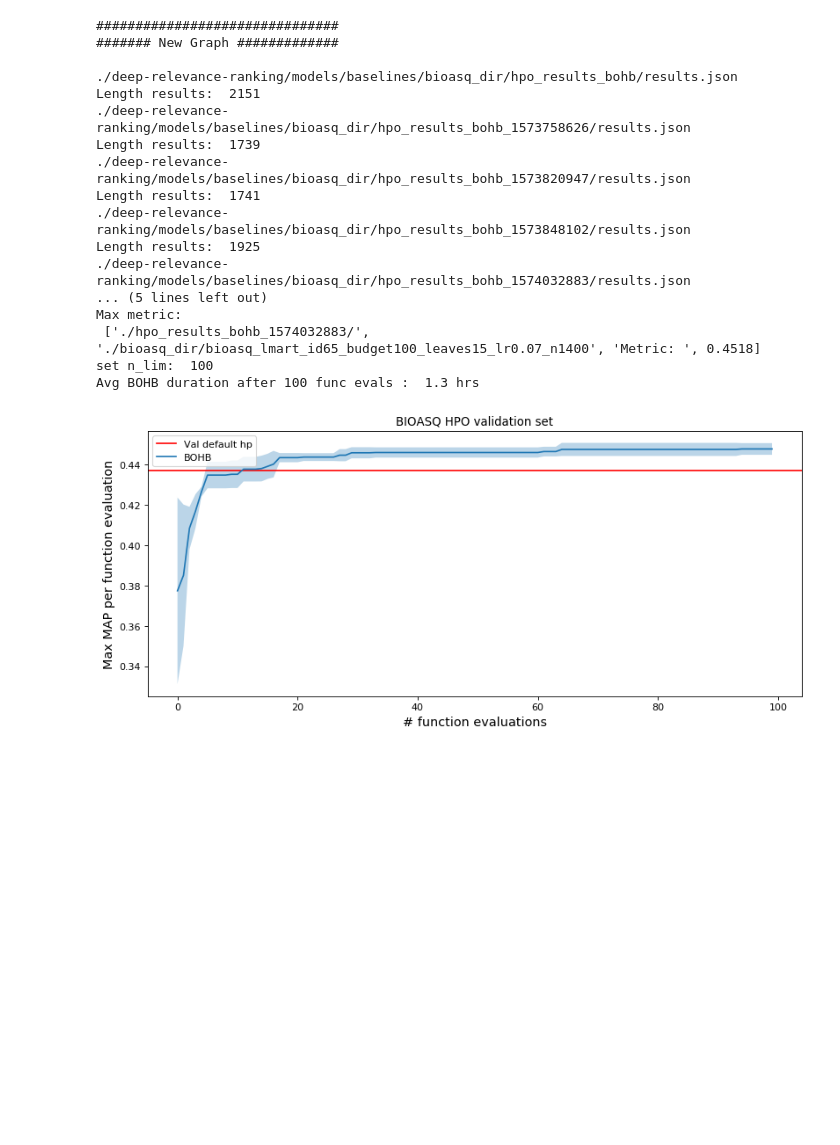
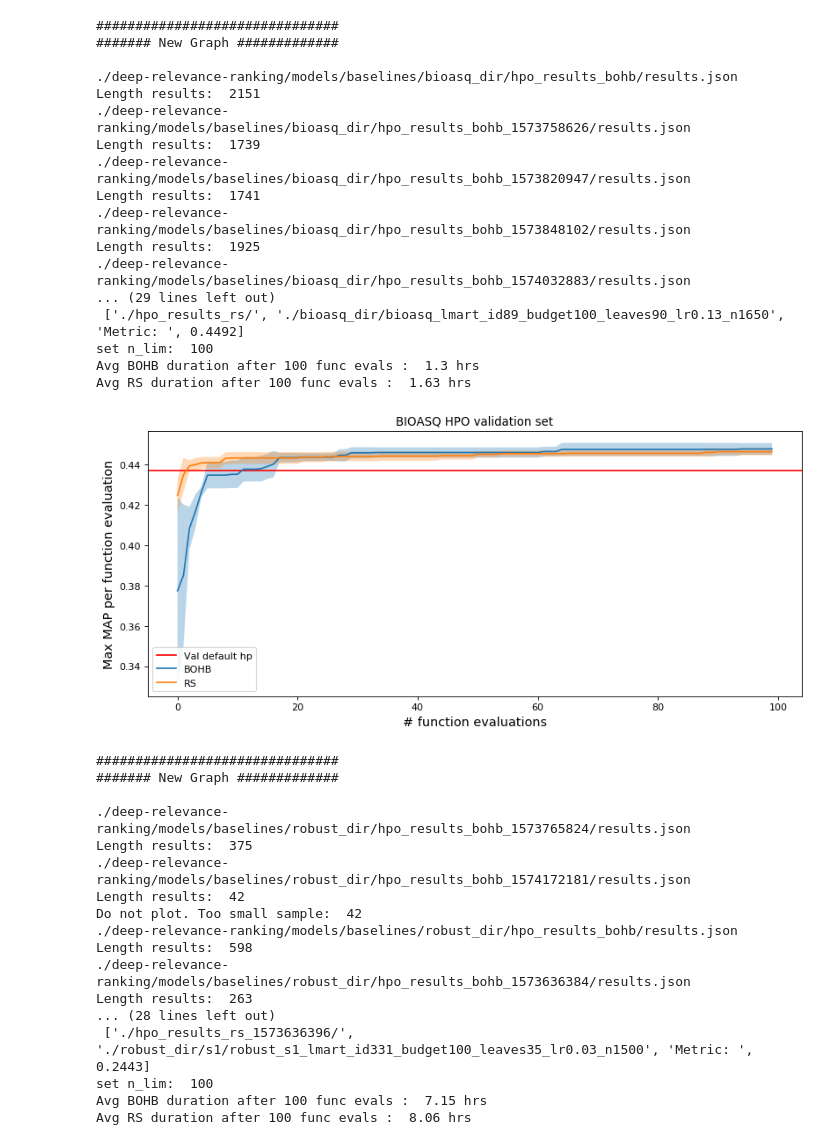
Before and after one commit to fj-morales/deep-relevance-ranking, a Jupyter notebook: models/baselines/HPO_analysis_intermediate.ipynb, the cells around one changed output. Cells and saved outputs as stored; diff of their text form; code cells hidden in the pictures; blank space fills up the shorter version.

```diff
--- a/models/baselines/HPO_analysis_intermediate.ipynb
+++ b/models/baselines/HPO_analysis_intermediate.ipynb
@@ -251,8 +251,8 @@ def plot_results(dataset, *plots, dev_def=0, test_def=0, n=0, n_lim=0, time_flag
 
 workdirs = [
             './deep-relevance-ranking/models/baselines/bioasq_dir/',
-#             './deep-relevance-ranking/models/baselines/robust_dir/',
-#             './TVQA/workdir/'
+            './deep-relevance-ranking/models/baselines/robust_dir/',
+            './TVQA/workdir/'
            ]
 dev_defaults = [
                 0.4371,
@@ -268,7 +268,7 @@ test_defaults = [
 
 hpo_methods = [
                 'bohb',
-#                 'rs'
+                'rs'
 ]
 
 # adjust_min=True
@@ -304,34 +304,51 @@ for wdir, dev_def, test_def in zip(workdirs, dev_defaults, test_defaults):
         avg_res_hpo.append(avg_res)
 
     if adjust == 'min':
         n_limit = min(len(r['loss_data']) for r in avg_res_hpo)
     elif adjust == 'max':
         n_limit = max(len(r['loss_data']) for r in avg_res_hpo)
     elif adjust == 'fixed':
         n_limit = 100
     print('set n_lim: ', n_limit)
 
     [max_m, idx] = plot_results(dataset, *avg_res_hpo, dev_def=dev_def, test_def=test_def, n=0, n_lim=n_limit, time_flag=False)
 
         # Plot
 
         # Save results all results
 # %% [output]
 ###############################
 ####### New Graph #############
 
 ./deep-relevance-ranking/models/baselines/bioasq_dir/hpo_results_bohb/results.json
 Length results:  2151
 ./deep-relevance-ranking/models/baselines/bioasq_dir/hpo_results_bohb_1573758626/results.json
 Length results:  1739
 ./deep-relevance-ranking/models/baselines/bioasq_dir/hpo_results_bohb_1573820947/results.json
 Length results:  1741
 ./deep-relevance-ranking/models/baselines/bioasq_dir/hpo_results_bohb_1573848102/results.json
 Length results:  1925
 ./deep-relevance-ranking/models/baselines/bioasq_dir/hpo_results_bohb_1574032883/results.json
-... (5 lines left out)
-Max metric:
- ['./hpo_results_bohb_1574032883/', './bioasq_dir/bioasq_lmart_id65_budget100_leaves15_lr0.07_n1400', 'Metric: ', 0.4518]
+... (29 lines left out)
+ ['./hpo_results_rs/', './bioasq_dir/bioasq_lmart_id89_budget100_leaves90_lr0.13_n1650', 'Metric: ', 0.4492]
 set n_lim:  100
 Avg BOHB duration after 100 func evals :  1.3 hrs
+Avg RS duration after 100 func evals :  1.63 hrs
-[figure, old version]
+[figure, new version]
+###############################
+####### New Graph #############
+
+./deep-relevance-ranking/models/baselines/robust_dir/hpo_results_bohb_1573765824/results.json
+Length results:  375
+./deep-relevance-ranking/models/baselines/robust_dir/hpo_results_bohb_1574172181/results.json
+Length results:  42
+Do not plot. Too small sample:  42
+./deep-relevance-ranking/models/baselines/robust_dir/hpo_results_bohb/results.json
+Length results:  598
+./deep-relevance-ranking/models/baselines/robust_dir/hpo_results_bohb_1573636384/results.json
+Length results:  263
+... (28 lines left out)
+ ['./hpo_results_rs_1573636396/', './robust_dir/s1/robust_s1_lmart_id331_budget100_leaves35_lr0.03_n1500', 'Metric: ', 0.2443]
+set n_lim:  100
+Avg BOHB duration after 100 func evals :  7.15 hrs
+Avg RS duration after 100 func evals :  8.06 hrs
```
Also changed, not shown: parts of 1 cell of this notebook, 2 other files.
